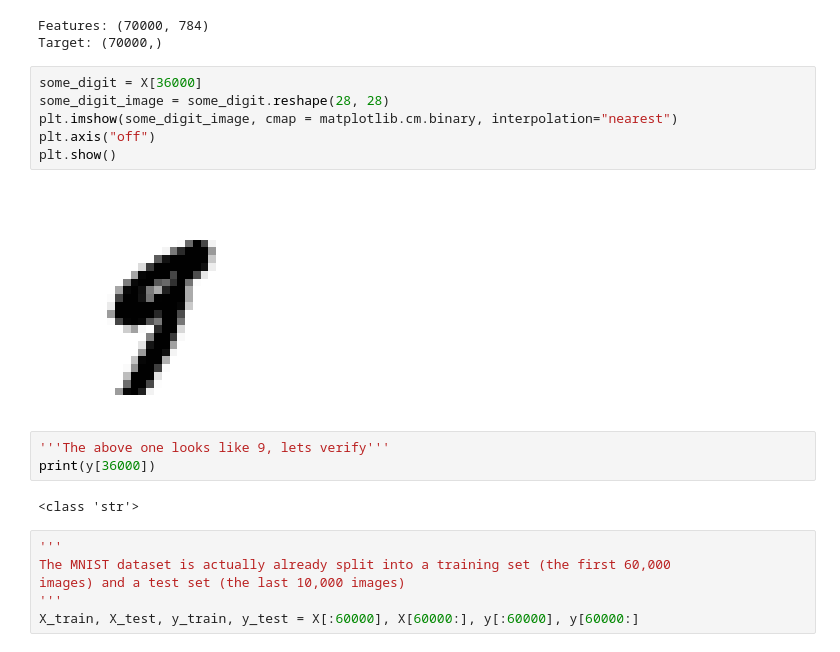
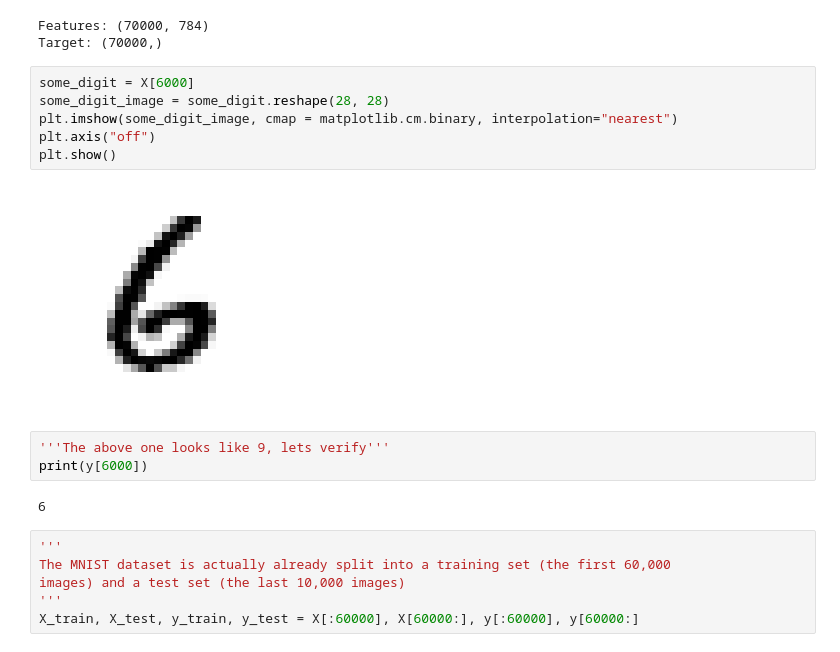
Before and after one commit to sanatanonline/pynb-codes, a Jupyter notebook: src/MNIST Classification.ipynb, the cells around one changed output. Drawn from its saved outputs; the diff is of its cells as text.

```diff
--- a/src/MNIST Classification.ipynb
+++ b/src/MNIST Classification.ipynb
@@ -23,18 +37,18 @@ print("Target:", y.shape)
 Features: (70000, 784)
 Target: (70000,)
 # %%
-some_digit = X[36000]
+some_digit = X[6000]
 some_digit_image = some_digit.reshape(28, 28)
 plt.imshow(some_digit_image, cmap = matplotlib.cm.binary, interpolation="nearest")
 plt.axis("off")
 plt.show()
 # %% [output]
-[figure, old version]
+[figure, new version]
 # %%
 '''The above one looks like 9, lets verify'''
-print(y[36000])
+print(y[6000])
 # %% [output]
-<class 'str'>
+6
 # %%
 '''
 The MNIST dataset is actually already split into a training set (the first 60,000
```
Also changed, not shown: parts of 37 cells of this notebook.
